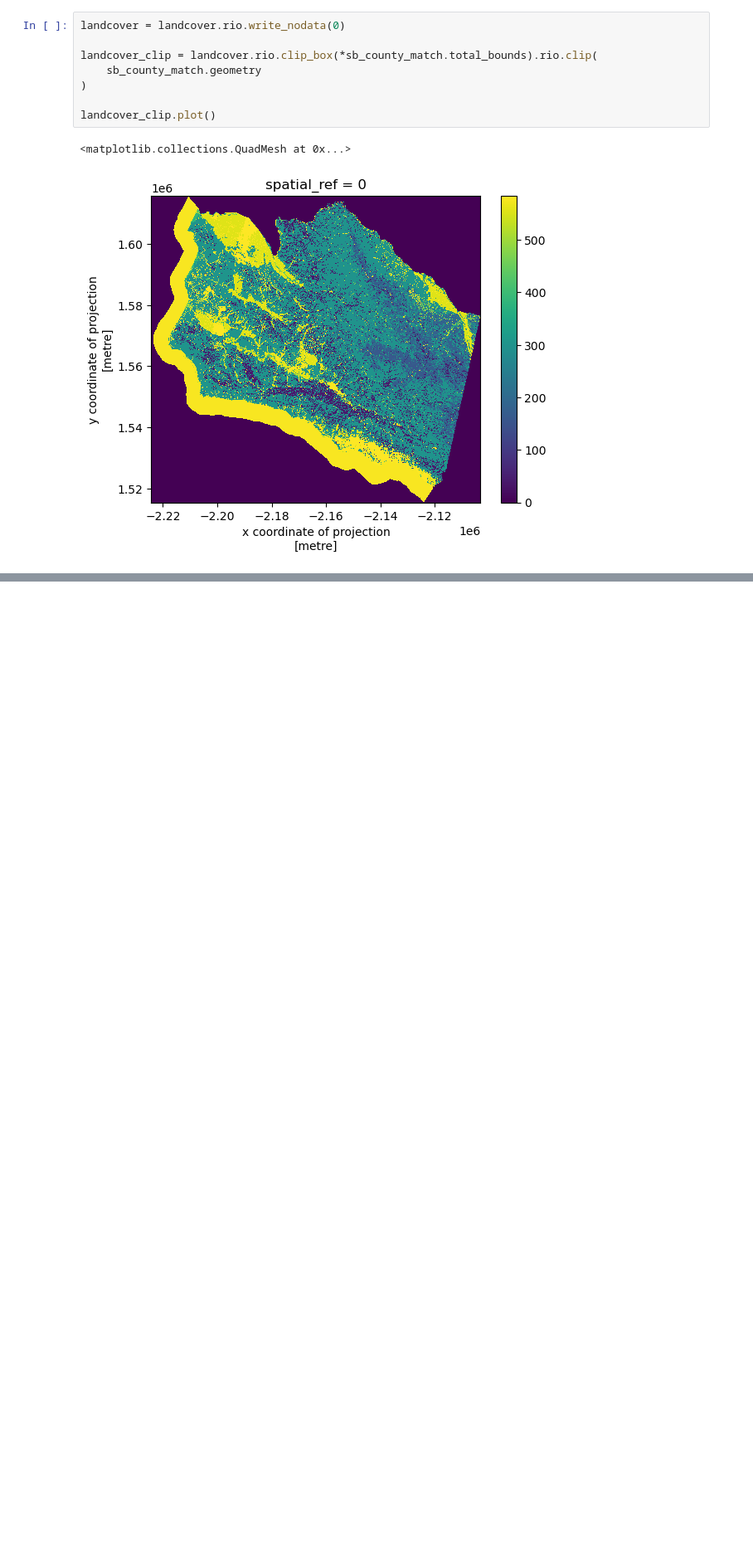
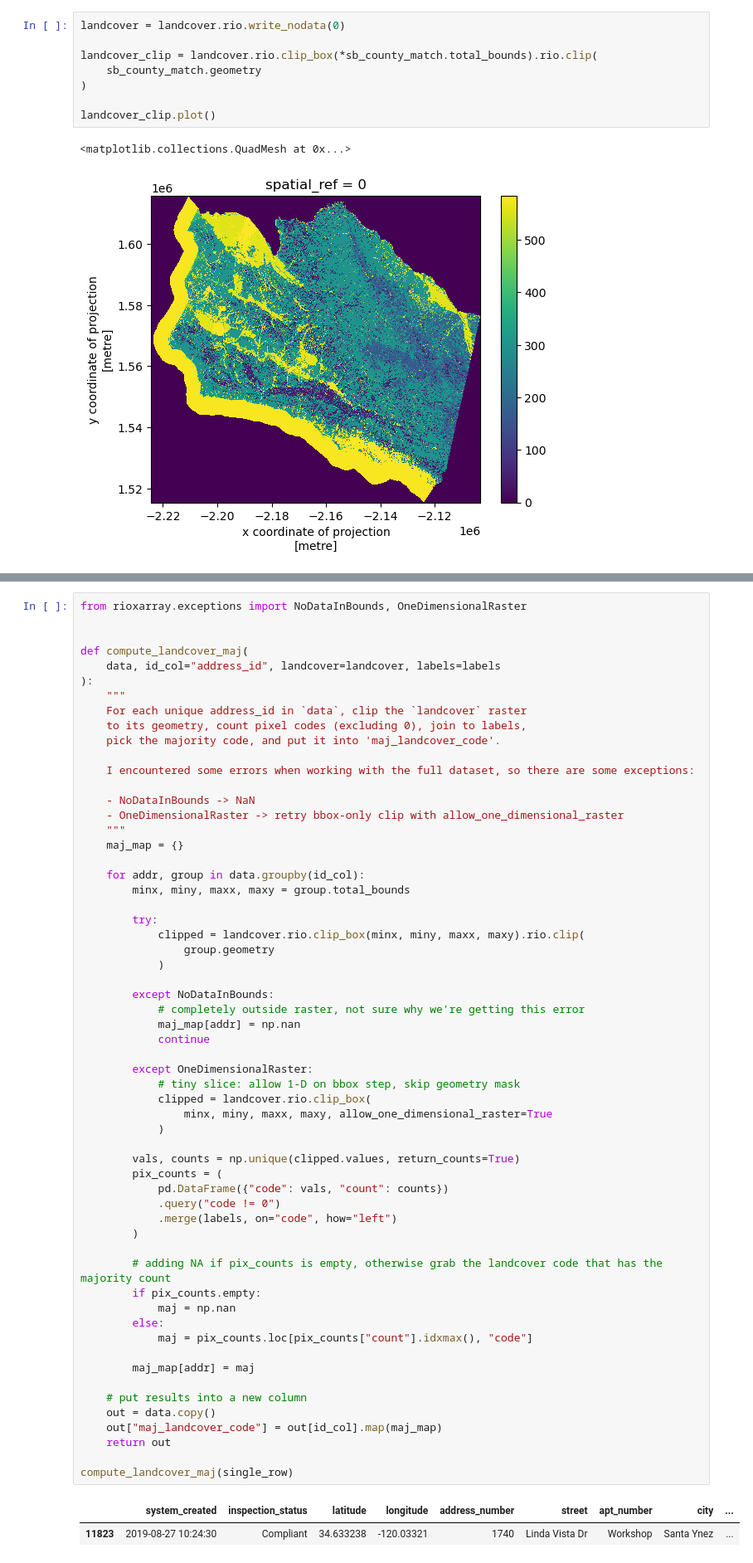
Before and after one commit to wildfire-prep/data-preparation, a Jupyter notebook: code/04_landcover_stats/landcover_stats.ipynb, the cells around one changed output, grey strips where cells are left out. Shown at 83% size. Cells and saved outputs as stored; diff of their text form; blank space fills up the shorter version.

```diff
--- a/code/04_landcover_stats/landcover_stats.ipynb
+++ b/code/04_landcover_stats/landcover_stats.ipynb
@@ -163,0 +223,62 @@ landcover_clip.plot()
+# %%
+from rioxarray.exceptions import NoDataInBounds, OneDimensionalRaster
+
+
+def compute_landcover_maj(
+    data, id_col="address_id", landcover=landcover, labels=labels
+):
+    """
+    For each unique address_id in `data`, clip the `landcover` raster
+    to its geometry, count pixel codes (excluding 0), join to labels,
+    pick the majority code, and put it into 'maj_landcover_code'.
+
+    I encountered some errors when working with the full dataset, so there are some exceptions:
+
+    - NoDataInBounds -> NaN
+    - OneDimensionalRaster -> retry bbox-only clip with allow_one_dimensional_raster
+    """
+    maj_map = {}
+
+    for addr, group in data.groupby(id_col):
+        minx, miny, maxx, maxy = group.total_bounds
+
+        try:
+            clipped = landcover.rio.clip_box(minx, miny, maxx, maxy).rio.clip(
+                group.geometry
+            )
+
+        except NoDataInBounds:
+            # completely outside raster, not sure why we're getting this error
+            maj_map[addr] = np.nan
+            continue
+
+        except OneDimensionalRaster:
+            # tiny slice: allow 1-D on bbox step, skip geometry mask
+            clipped = landcover.rio.clip_box(
+                minx, miny, maxx, maxy, allow_one_dimensional_raster=True
+            )
+
+        vals, counts = np.unique(clipped.values, return_counts=True)
+        pix_counts = (
+            pd.DataFrame({"code": vals, "count": counts})
+            .query("code != 0")
+            .merge(labels, on="code", how="left")
+        )
+
+        # adding NA if pix_counts is empty, otherwise grab the landcover code that has the majority count
+        if pix_counts.empty:
+            maj = np.nan
+        else:
+            maj = pix_counts.loc[pix_counts["count"].idxmax(), "code"]
+
+        maj_map[addr] = maj
+
+    # put results into a new column
+    out = data.copy()
+    out["maj_landcover_code"] = out[id_col].map(maj_map)
+    return out
+
+compute_landcover_maj(single_row)
+# %% [output]
+|  | system_created | inspection_status | latitude | longitude | address_number | street | apt_number | city | ... |
+| 11823 | 2019-08-27 10:24:30 | Compliant | 34.633238 | -120.03321 | 1740 | Linda Vista Dr | Workshop | Santa Ynez | ... |
```
Also changed, not shown: parts of 13 cells of this notebook, 1 other file.
